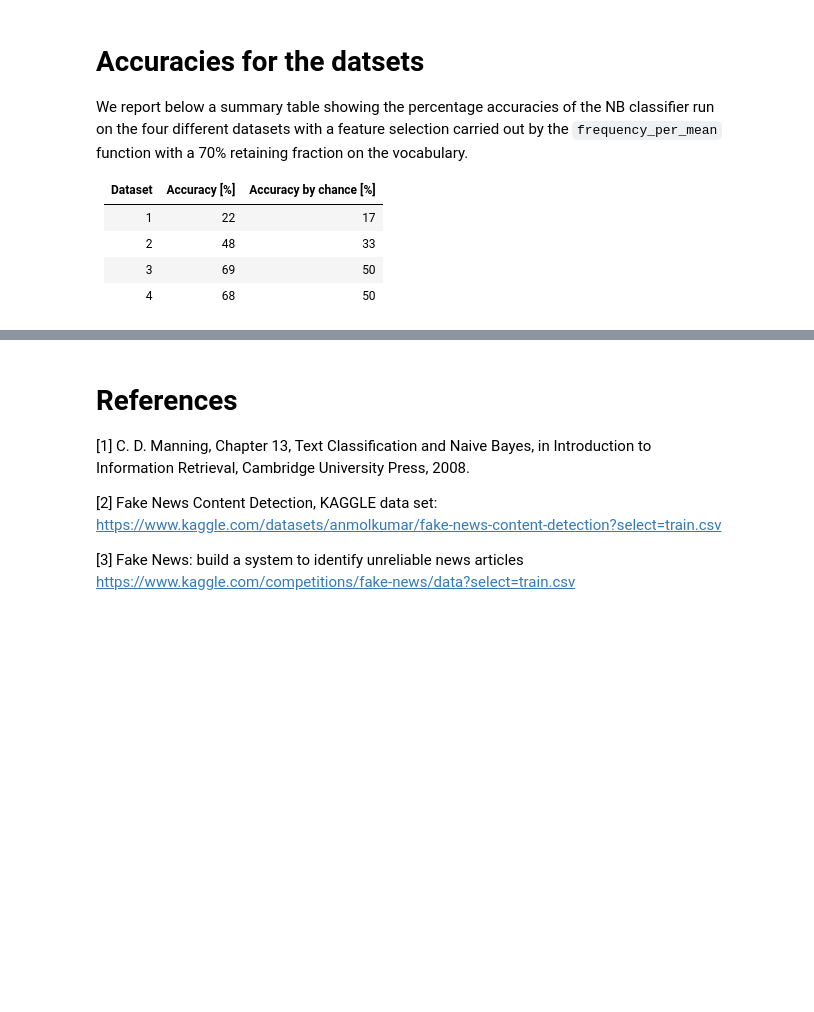
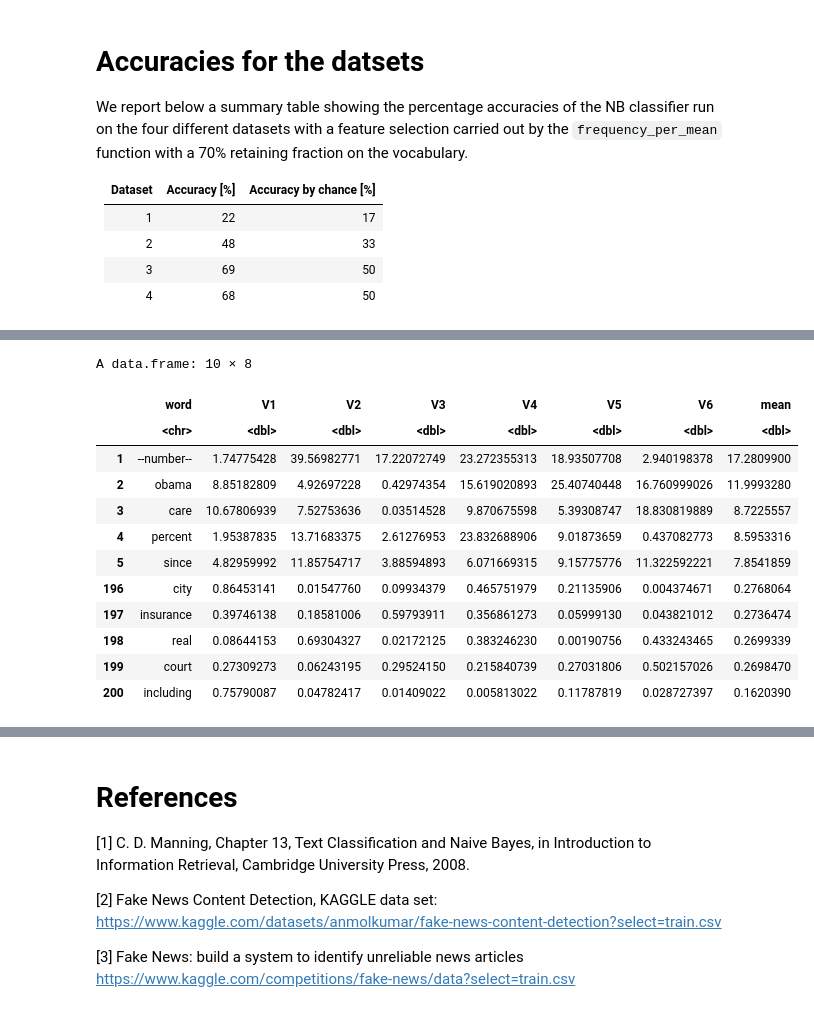
Before and after one commit to tommaso-bertola/falsehoods-sieve, a Jupyter notebook: falsehood_sieve-runnable.ipynb, the cells around one changed output, grey strips where cells are left out. Drawn from its saved outputs; the diff is of its cells as text; code cells hidden in the pictures; blank space fills up the shorter version.

```diff
--- a/falsehood_sieve-runnable.ipynb
+++ b/falsehood_sieve-runnable.ipynb
@@ -400 +502,29 @@ We report below a summary table showing the percentage accuracies of the NB clas
+# %%
+# a simplified example of the output of vocabulary_chi_squared
+# the higher the chi squared, the more significant is that word
+# to help classify a document in that class
+chi_squared <- vocabulary_chi_squared(counts[1:200,], train.df.train[1:5000,], n_classes,
+    numCores)
+
+# show highest and lowest words by chi squared mean
+chi_squared %>%
+    mutate(mean = rowMeans(pick(where(is.numeric), -word))) %>%
+    arrange(desc(mean)) %>%
+    {
+        rbind(head(., 5), tail(., 5))
+    }
+# %% [output]
+A data.frame: 10 × 8
+|  | word | V1 | V2 | V3 | V4 | V5 | V6 | mean |
+|  | <chr> | <dbl> | <dbl> | <dbl> | <dbl> | <dbl> | <dbl> | <dbl> |
+| 1 | --number-- | 1.74775428 | 39.56982771 | 17.22072749 | 23.272355313 | 18.93507708 | 2.940198378 | 17.2809900 |
+| 2 | obama | 8.85182809 | 4.92697228 | 0.42974354 | 15.619020893 | 25.40740448 | 16.760999026 | 11.9993280 |
+| 3 | care | 10.67806939 | 7.52753636 | 0.03514528 | 9.870675598 | 5.39308747 | 18.830819889 | 8.7225557 |
+| 4 | percent | 1.95387835 | 13.71683375 | 2.61276953 | 23.832688906 | 9.01873659 | 0.437082773 | 8.5953316 |
+| 5 | since | 4.82959992 | 11.85754717 | 3.88594893 | 6.071669315 | 9.15775776 | 11.322592221 | 7.8541859 |
+| 196 | city | 0.86453141 | 0.01547760 | 0.09934379 | 0.465751979 | 0.21135906 | 0.004374671 | 0.2768064 |
+| 197 | insurance | 0.39746138 | 0.18581006 | 0.59793911 | 0.356861273 | 0.05999130 | 0.043821012 | 0.2736474 |
+| 198 | real | 0.08644153 | 0.69304327 | 0.02172125 | 0.383246230 | 0.00190756 | 0.433243465 | 0.2699339 |
+| 199 | court | 0.27309273 | 0.06243195 | 0.29524150 | 0.215840739 | 0.27031806 | 0.502157026 | 0.2698470 |
+| 200 | including | 0.75790087 | 0.04782417 | 0.01409022 | 0.005813022 | 0.11787819 | 0.028727397 | 0.1620390 |
 # %% [markdown]
```
Also changed, not shown: parts of 12 cells of this notebook, 1 other file.
